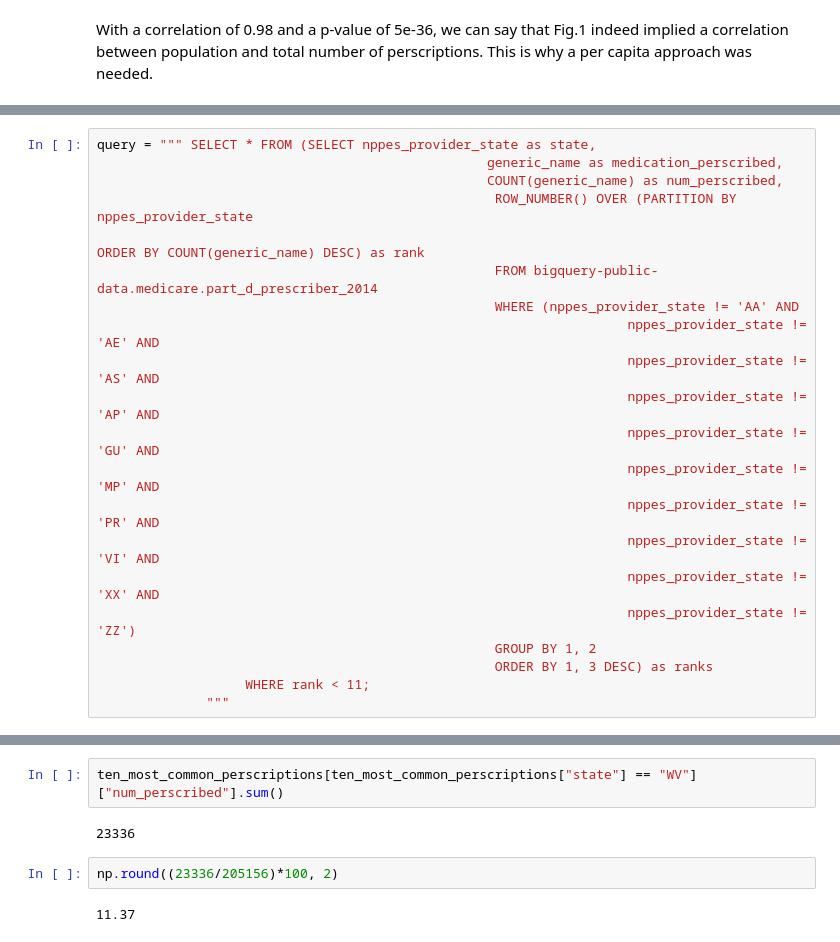
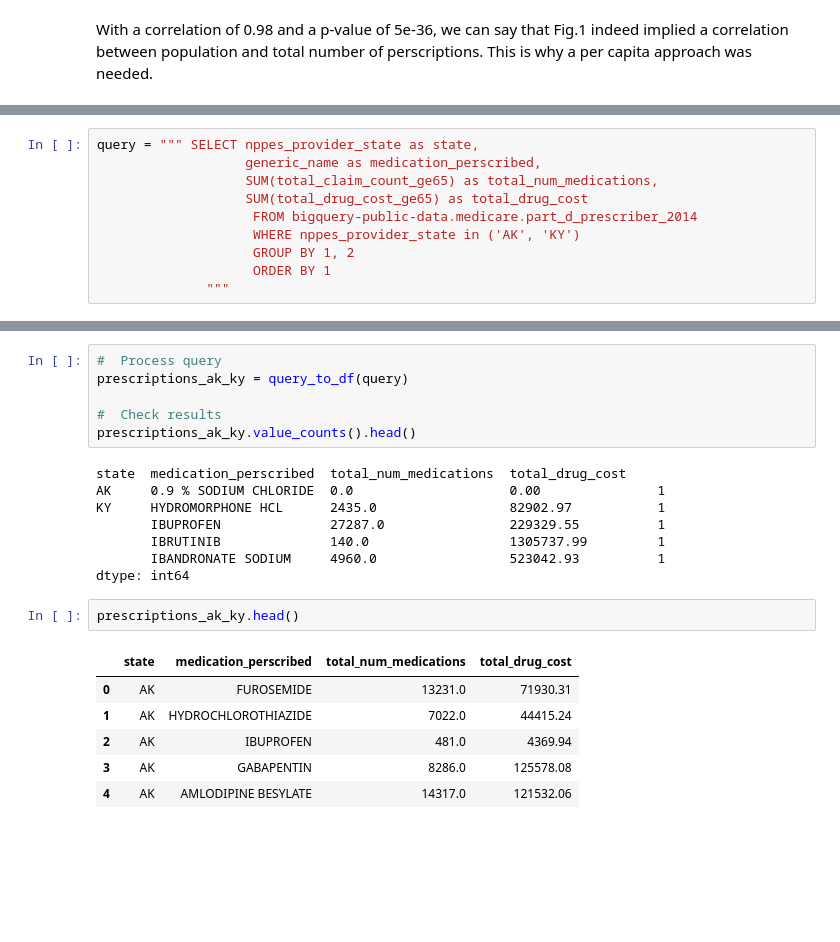
Before and after one commit to space-isa/medicare-data, a Jupyter notebook: src/medicare_data_analysis.ipynb, the cells around one changed output, grey strips where cells are left out. Saved outputs shown, nothing was run; the diff lists cells and outputs as text; blank space fills up the shorter version.

```diff
--- a/src/medicare_data_analysis.ipynb
+++ b/src/medicare_data_analysis.ipynb
@@ -1260,21 +1201,10 @@ With a correlation of 0.98 and a p-value of 5e-36, we can say that Fig.1 indeed
 # %%
-query = """ SELECT * FROM (SELECT nppes_provider_state as state,
-                                                  generic_name as medication_perscribed,
-                                                  COUNT(generic_name) as num_perscribed,
-                                                   ROW_NUMBER() OVER (PARTITION BY nppes_provider_state
-                                                                                              ORDER BY COUNT(generic_name) DESC) as rank
-                                                   FROM bigquery-public-data.medicare.part_d_prescriber_2014
-                                                   WHERE (nppes_provider_state != 'AA' AND
-                                                                    nppes_provider_state != 'AE' AND
-                                                                    nppes_provider_state != 'AS' AND
-                                                                    nppes_provider_state != 'AP' AND
-                                                                    nppes_provider_state != 'GU' AND
-                                                                    nppes_provider_state != 'MP' AND
-                                                                    nppes_provider_state != 'PR' AND
-                                                                    nppes_provider_state != 'VI' AND
-                                                                    nppes_provider_state != 'XX' AND
-                                                                    nppes_provider_state != 'ZZ')
-                                                   GROUP BY 1, 2
-                                                   ORDER BY 1, 3 DESC) as ranks
-                   WHERE rank < 11;
+query = """ SELECT nppes_provider_state as state,
+                   generic_name as medication_perscribed,
+                   SUM(total_claim_count_ge65) as total_num_medications,
+                   SUM(total_drug_cost_ge65) as total_drug_cost
+                    FROM bigquery-public-data.medicare.part_d_prescriber_2014
+                    WHERE nppes_provider_state in ('AK', 'KY')
+                    GROUP BY 1, 2
+                    ORDER BY 1
               """
@@ -1305,8 +1211,23 @@ dtype: int64
-# %%
-ten_most_common_perscriptions[ten_most_common_perscriptions["state"] == "WV"]["num_perscribed"].sum()
-# %% [output]
-23336
-# %%
-np.round((23336/205156)*100, 2)
-# %% [output]
-11.37
+# %%
+#  Process query
+prescriptions_ak_ky = query_to_df(query)
+
+#  Check results
+prescriptions_ak_ky.value_counts().head()
+# %% [output]
+state  medication_perscribed  total_num_medications  total_drug_cost
+AK     0.9 % SODIUM CHLORIDE  0.0                    0.00               1
+KY     HYDROMORPHONE HCL      2435.0                 82902.97           1
+       IBUPROFEN              27287.0                229329.55          1
+       IBRUTINIB              140.0                  1305737.99         1
+       IBANDRONATE SODIUM     4960.0                 523042.93          1
+dtype: int64
+# %%
+prescriptions_ak_ky.head()
+# %% [output]
+|  | state | medication_perscribed | total_num_medications | total_drug_cost |
+| 0 | AK | FUROSEMIDE | 13231.0 | 71930.31 |
+| 1 | AK | HYDROCHLOROTHIAZIDE | 7022.0 | 44415.24 |
+| 2 | AK | IBUPROFEN | 481.0 | 4369.94 |
+| 3 | AK | GABAPENTIN | 8286.0 | 125578.08 |
+| 4 | AK | AMLODIPINE BESYLATE | 14317.0 | 121532.06 |
```
Also changed, not shown: parts of 31 cells of this notebook, 28 other files.
